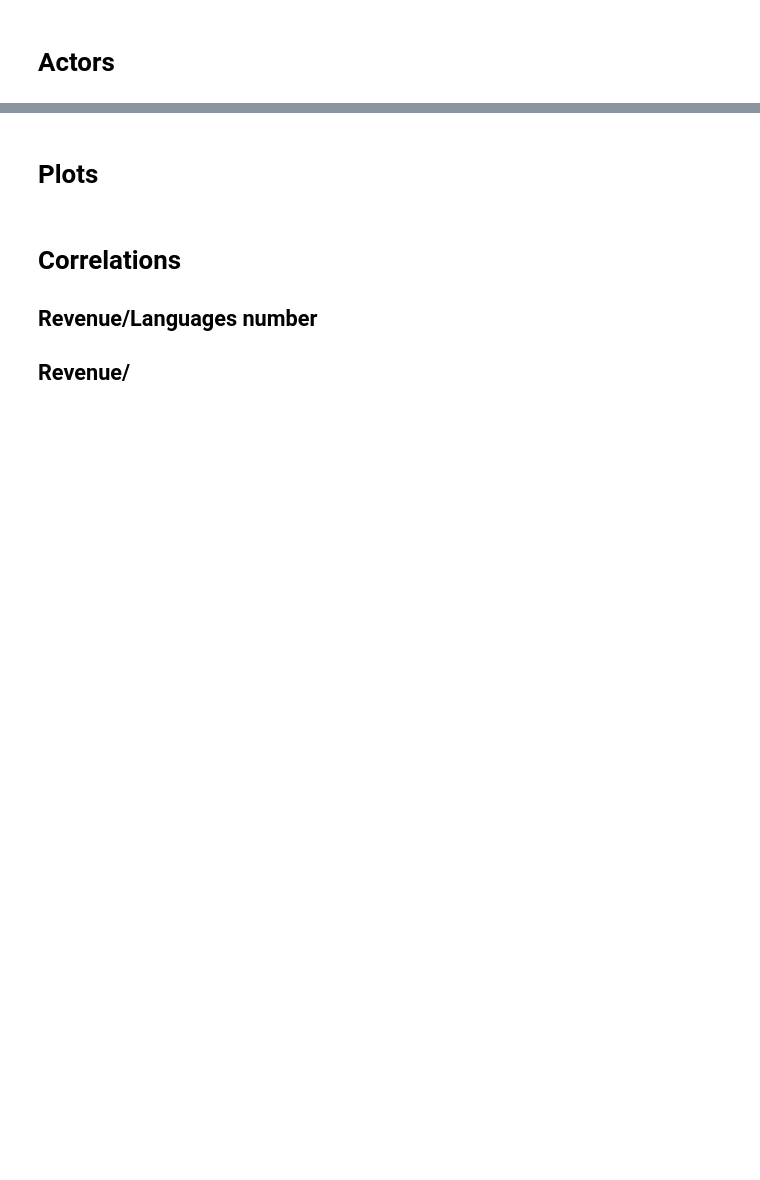
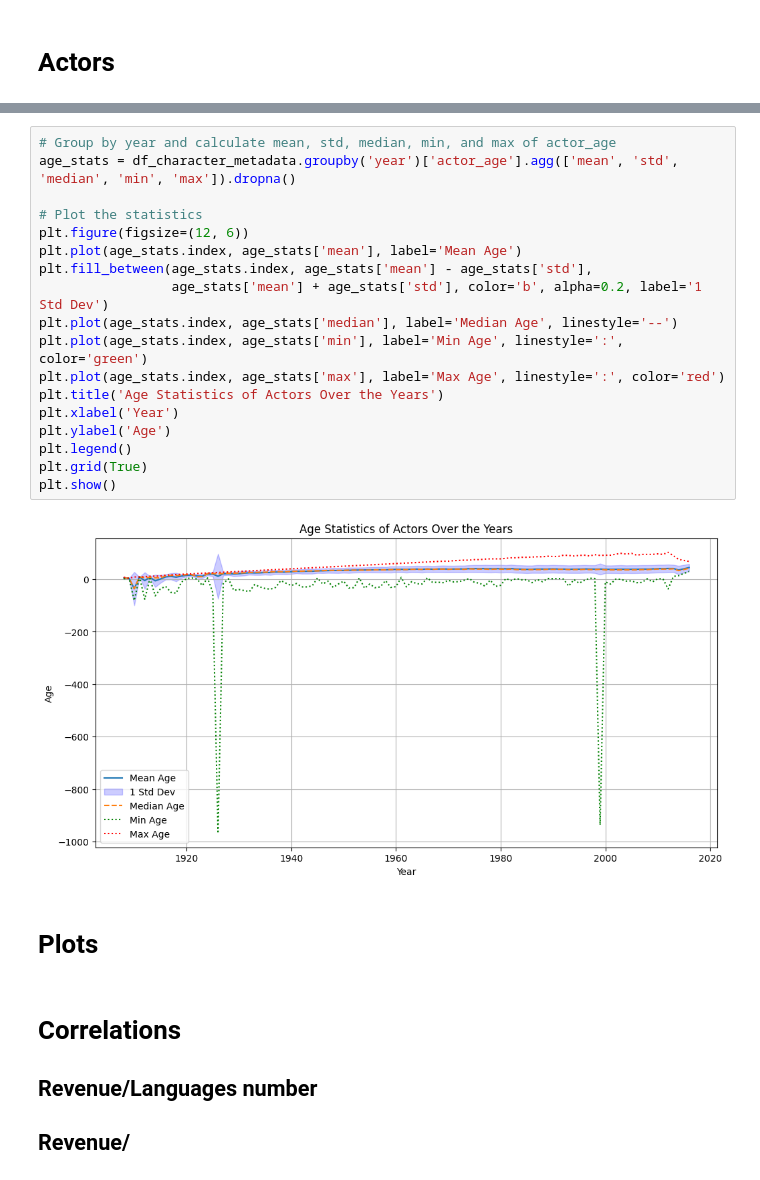
Before and after one commit to epfl-ada/ada-2024-project-spaghetti-raclette-tangyuan-horizon-nexus, a Jupyter notebook: Analysis/descriptive_statistics.ipynb, the cells around one changed output, grey strips where cells are left out. Saved outputs shown, nothing was run; the diff lists cells and outputs as text; blank space fills up the shorter version.

```diff
--- a/Analysis/descriptive_statistics.ipynb
+++ b/Analysis/descriptive_statistics.ipynb
@@ -151,3 +241,23 @@ plt.show()
+# %%
+# Group by year and calculate mean, std, median, min, and max of actor_age
+age_stats = df_character_metadata.groupby('year')['actor_age'].agg(['mean', 'std', 'median', 'min', 'max']).dropna()
+
+# Plot the statistics
+plt.figure(figsize=(12, 6))
+plt.plot(age_stats.index, age_stats['mean'], label='Mean Age')
+plt.fill_between(age_stats.index, age_stats['mean'] - age_stats['std'],
+                 age_stats['mean'] + age_stats['std'], color='b', alpha=0.2, label='1 Std Dev')
+plt.plot(age_stats.index, age_stats['median'], label='Median Age', linestyle='--')
+plt.plot(age_stats.index, age_stats['min'], label='Min Age', linestyle=':', color='green')
+plt.plot(age_stats.index, age_stats['max'], label='Max Age', linestyle=':', color='red')
+plt.title('Age Statistics of Actors Over the Years')
+plt.xlabel('Year')
+plt.ylabel('Age')
+plt.legend()
+plt.grid(True)
+plt.show()
+# %% [output]
+[figure, added]
 # %% [markdown]
 # Plots
 # %% [markdown]
```
Also changed, not shown: parts of 7 cells of this notebook.
